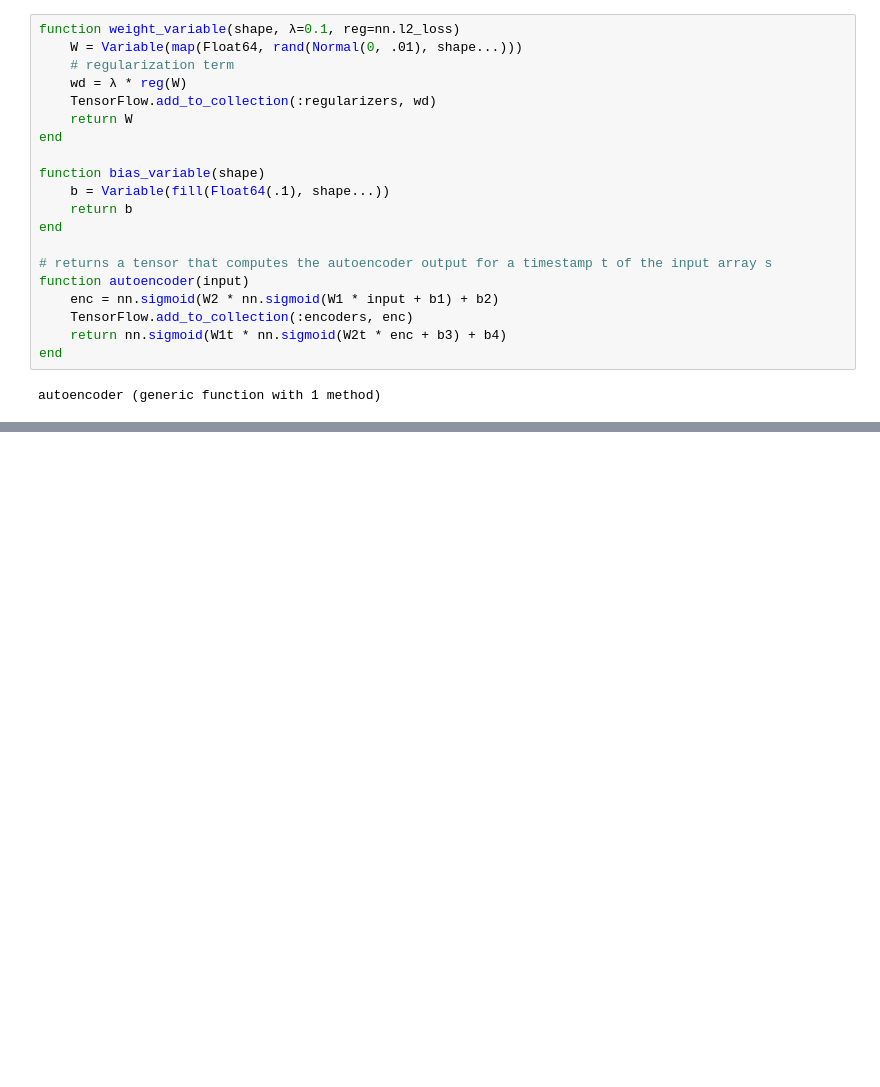
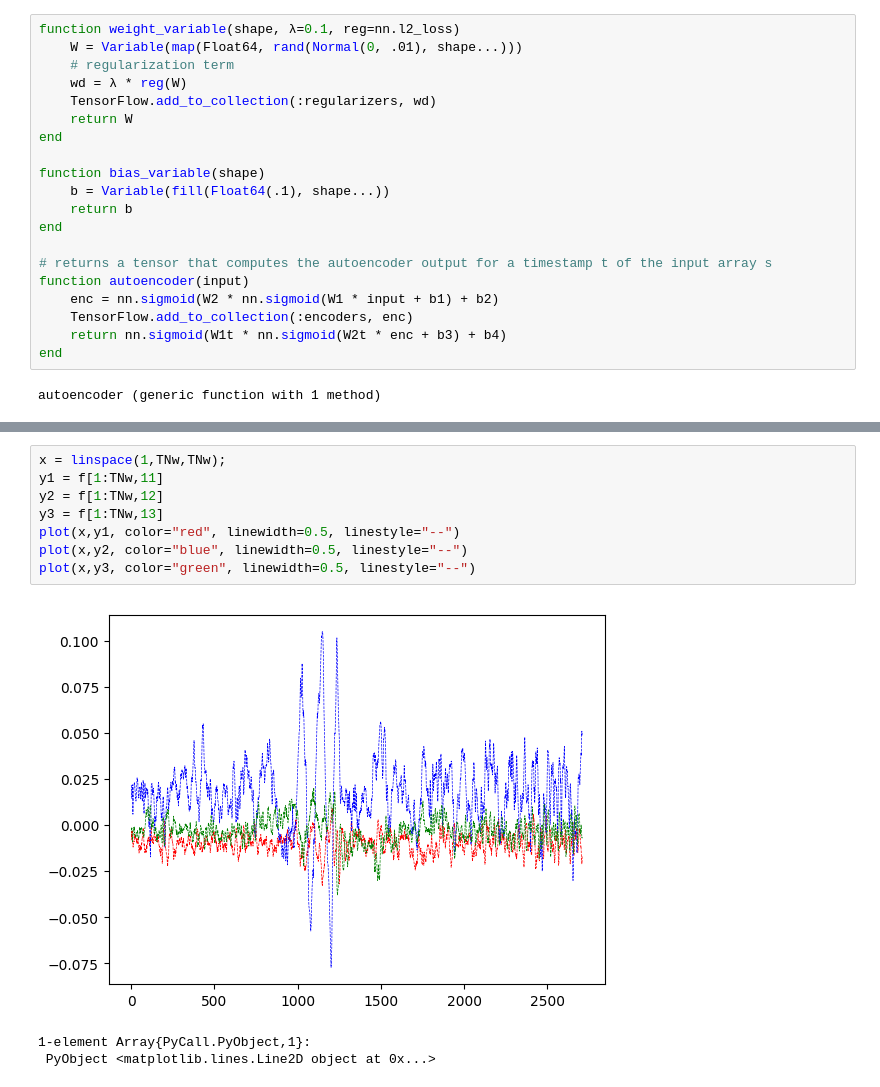
Before and after one commit to ringohoffman/Autoencoder, a Jupyter notebook: tf_ae_jl.ipynb, the cells around one changed output, grey strips where cells are left out. Drawn from its saved outputs; the diff is of its cells as text; blank space fills up the shorter version.

```diff
--- a/tf_ae_jl.ipynb
+++ b/tf_ae_jl.ipynb
@@ -152,0 +202,12 @@ run(sess,dist)
+# %%
+x = linspace(1,TNw,TNw);
+y1 = f[1:TNw,11]
+y2 = f[1:TNw,12]
+y3 = f[1:TNw,13]
+plot(x,y1, color="red", linewidth=0.5, linestyle="--")
+plot(x,y2, color="blue", linewidth=0.5, linestyle="--")
+plot(x,y3, color="green", linewidth=0.5, linestyle="--")
+# %% [output]
+[figure, added]
+1-element Array{PyCall.PyObject,1}:
+ PyObject <matplotlib.lines.Line2D object at 0x...>
```
Also changed, not shown: parts of 9 cells of this notebook.
